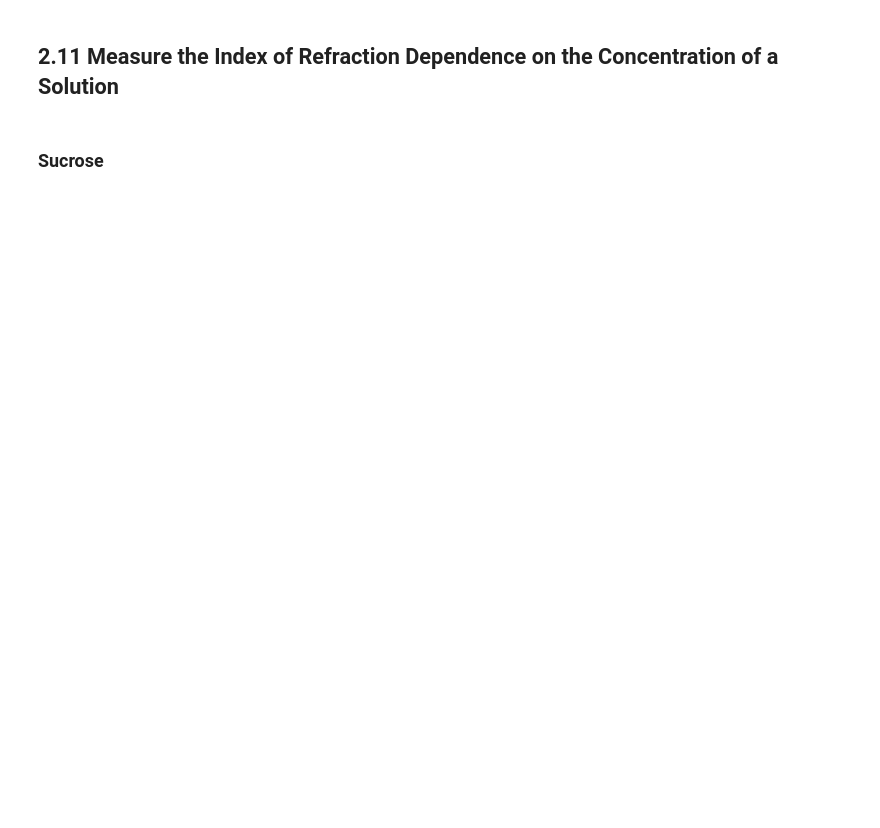
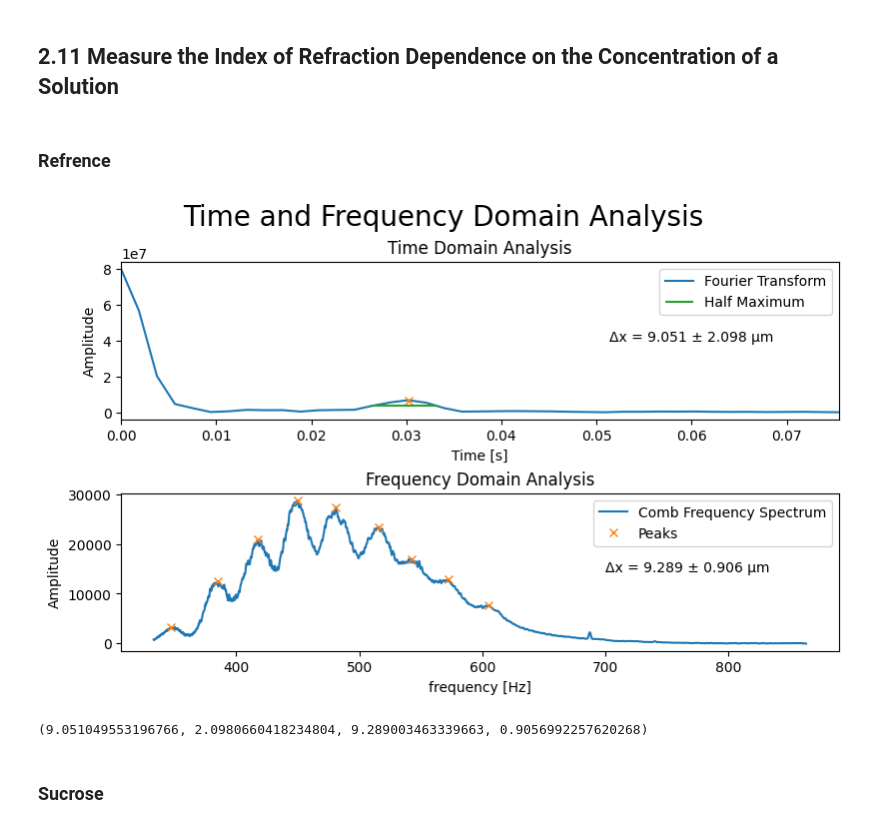
Before and after one commit to YehonathanBarda/PhyChemLab, a Jupyter notebook: Interferometry.ipynb, the cells around one changed output. Drawn from its saved outputs; the diff is of its cells as text; code cells hidden in the pictures; blank space fills up the shorter version.

```diff
--- a/Interferometry.ipynb
+++ b/Interferometry.ipynb
@@ -73,7 +73,7 @@ def plot_comb(data, peaks = None, type = 'freq', title = None):
         print('Invalid plot type. Use "freq" or "wavel"')
     plt.show()
 
-def find_peaks_comb(data,  threshold = 1000, width = 10, distance = 50):
+def find_peaks_comb(data,  threshold = 2000, width = 10, distance = 40): #  width = 5, distance = 100, threshold = 2000 # threshold = 2000, width = 10, distance = 40
     peaks, _ = find_peaks(data['intensity'], height = threshold, distance = distance, width = width)
     return peaks
 
@@ -99,9 +99,12 @@ def culc_frec_spacing(data, peaks, plot = False, toprint = False):
 
     return delta_x, delta_x_err
 
-def calc_file(file_path, plot1 = False, plot2 = False,  **kwargs):
+def calc_file(file_path, plot1 = False, plot2 = False, ignore=None,  **kwargs):
     data = load_data(file_path)
     peaks = find_peaks_comb(data, **kwargs)
+    if ignore is not None:
+        peaks = peaks[(data['frequency THz'][peaks] >= ignore[0]) & (data['frequency THz'][peaks] <= ignore[1])]
+
     if plot1:
         if plot1 == 'freq':
             text_type = 'Frequency'
@@ -182,7 +185,7 @@ def FT_calc(data, N= 10000):
     xf = fftfreq(N,T)[:N//2]
     Tf = abs(xf[1] - xf[0])
     try:
-        peaks, _ = find_peaks(yf, height = 1e6, distance = 400, )
+        peaks, _ = find_peaks(yf, height = 1e5, distance = 150, width = 2)
         results_half = peak_widths(yf, peaks, rel_height = 0.5)
         xf_max = xf[peaks]
         yf_max = yf[peaks]
@@ -194,26 +197,38 @@ def FT_calc(data, N= 10000):
         print(f"An error occurred: {e}")
         return xf, yf, None, None, None, None
 
-def calc_file2(file_path, plot = False, **kwargs):
+def calc_file2(file_path, plot = False, lim = False, adjpeak = False,ignore = None,**kwargs):
     data = load_data(file_path)
     # Prefom FT
     tf, yf, tf_max, tf_err, yf_max, FWHM_data = FT_calc(data)
+    if adjpeak:
+        max_peak = adjpeak
+    else:
+        max_peak = np.argmax(yf_max)
+    # print(tf_max, yf_max, max_peak)
     try:
-        delta_xFT = c * tf_max[0] * 1e-6 # convert to um
-        delta_xFT_err = c * tf_err[0] * 1e-6 # convert to um
+        delta_xFT = c * tf_max[max_peak] * 1e-6 # convert to um
+        delta_xFT_err = c * tf_err[max_peak] * 1e-6 # convert to um
+
         # Find the peaks in frequency domain
         peaksFP = find_peaks_comb(data, **kwargs)
+        if ignore is not None:
+            peaksFP = peaksFP[(data['frequency THz'][peaksFP] >= ignore[0]) & (data['frequency THz'][peaksFP] <= ignore[1])]
+
         delta_xFP, delta_xFP_err = culc_frec_spacing(data, peaksFP, toprint= False)
     except Exception as e:
         print(f"An error occurred: {e}")
         delta_xFP, delta_xFP_err = None, None
         print(tf_max)
-        tf_max = [0]
+        tf_max = [max_peak]
 
     if plot:
         fig, (ax_t, ax_v) = plt.subplots(2, 1, constrained_layout=True, figsize=(8, 5))
 
-        x_text = tf_max[0] * 1.7
+        if not lim:
+            lim = (0, tf_max[max_peak] * 2.5)
+
+        x_text =lim[1] * 1.7 / 2.5
         y_text = (np.max(yf) + np.min(yf)) / 2
         # plot time domain (FT)
         ax_t.plot(tf, yf, label= 'Fourier Transform') # plot the FT
@@ -222,7 +237,8 @@ def calc_file2(file_path, plot = False, **kwargs):
         ax_t.text(x_text,y_text, 'Δx = {:.3f} ± {:.3f} μm'.format(delta_xFT, delta_xFT_err))
         ax_t.set_xlabel('Time [s]')
         ax_t.set_ylabel('Amplitude')
-        ax_t.set_xlim(0,  tf_max[0] * 2.5)
+        ax_t.set_xlim(*lim)
+        # ax_t.set_ylim(0, 0.5e7)
         ax_t.set_title('Time Domain Analysis')
         ax_t.legend()
 
@@ -244,7 +260,7 @@ def calc_file2(file_path, plot = False, **kwargs):
         fig.suptitle('Time and Frequency Domain Analysis', fontsize=20)
         plt.show()
 
-        return delta_xFT, delta_xFT_err, delta_xFP, delta_xFP_err
+    return delta_xFT, delta_xFT_err, delta_xFP, delta_xFP_err
 # %% [markdown]
 # Week 2
 # %% [markdown]
@@ -390,5 +417,14 @@ n_FP = 1.101 ± 0.005
 # %% [markdown]
 ## 2.11 Measure the Index of Refraction Dependence on the Concentration of a Solution
+# %% [markdown]
+### Refrence
+# %%
+reference_file = 'interferometry_data\sucrose\suc0.xlsx'
+
+calc_file2(reference_file, plot = True, width = 5, distance = 100, threshold = 2000)
+# %% [output]
+[figure, added]
+(9.051049553196766, 2.0980660418234804, 9.289003463339663, 0.9056992257620268)
 # %% [markdown]
 ### Sucrose
 # %%
```
Also changed, not shown: parts of 9 cells of this notebook, 15 other files.
